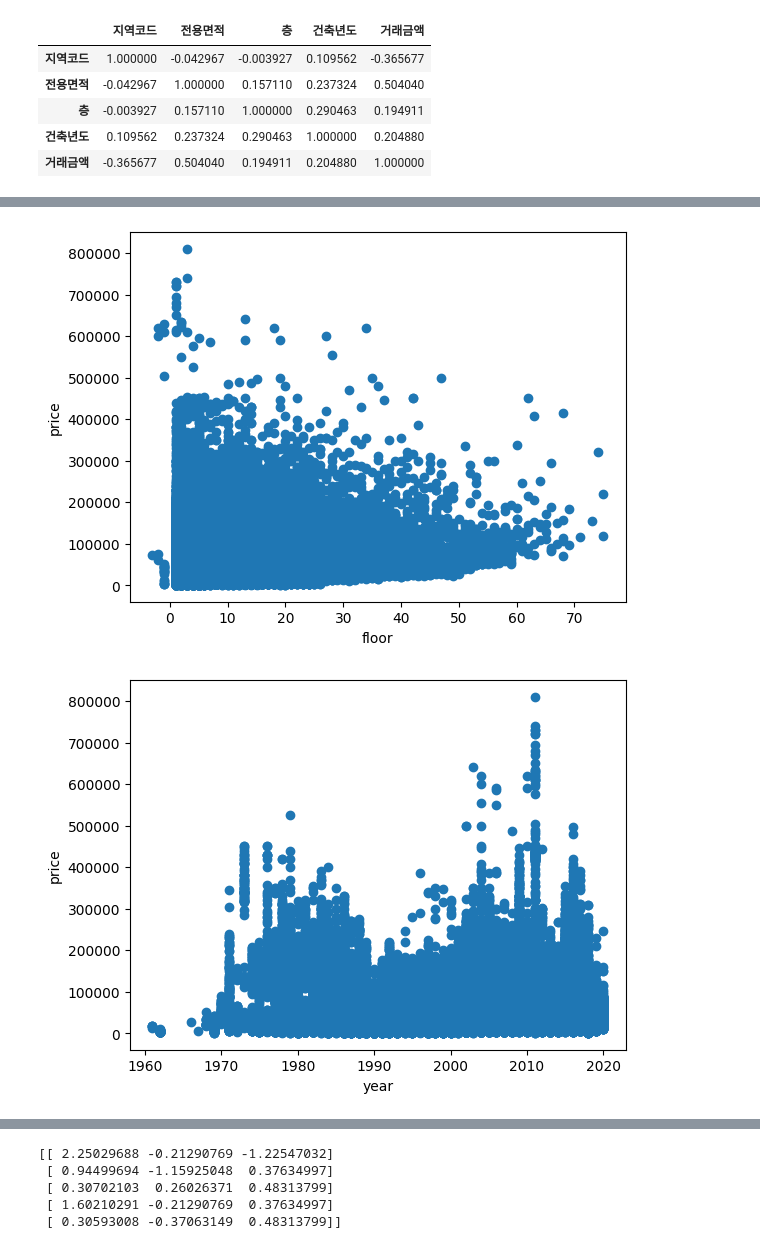
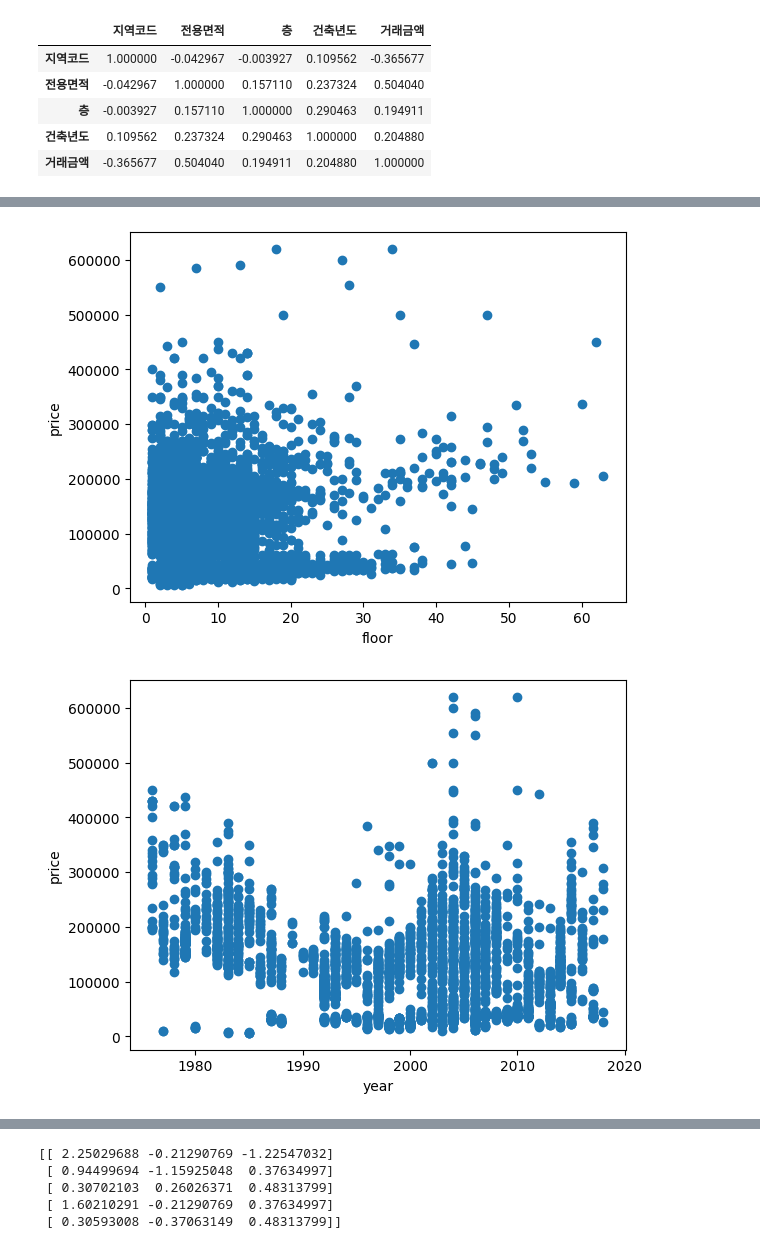
Before and after one commit to Chocoding1/Machine-Learning-Deep-Learning, a Jupyter notebook: AI_final.ipynb, the cells around one changed output, grey strips where cells are left out. Drawn from its saved outputs; the diff is of its cells as text; code cells hidden in the pictures.

```diff
--- a/AI_final.ipynb
+++ b/AI_final.ipynb
@@ -69,0 +101,9 @@ df['평수'] = df['전용면적'] * 0.3025
+# %%
+dong_counts = df['법정동'].value_counts()
+target_dongs = ['개포동', '논현동', '대치동', '일원동', '수서동', '도곡동', '삼성동', '세곡동', '자곡동', '율현동', '신사동', '압구정동', '역삼동', '청담동']
+sum = 0
+for dong in target_dongs:
+    count = dong_counts.get(dong, 0)
+    print(f'{dong}: {count}개')
+    sum += count
+print(f'총 : {sum}')
@@ -69,0 +126,4 @@ df['평수'] = df['전용면적'] * 0.3025
+# %%
+df_gangnam = df[df['법정동'].isin(target_dongs)]
+
+df_gangnam.head(-10)
@@ -69,0 +144,5 @@ df['평수'] = df['전용면적'] * 0.3025
+# %%
+X = df_gangnam[['거래일', '평수', '층', '건축년도']]
+y = df_gangnam['거래금액']
+
+print(X.shape, y.shape)
@@ -69,0 +151,4 @@ df['평수'] = df['전용면적'] * 0.3025
+# %%
+from sklearn.model_selection import train_test_split
+
+X_train, X_test, y_train, y_test = train_test_split(X, y, test_size=0.3, random_state=42)
@@ -81,18 +170,18 @@ plt.show()
 # %%
 # 층, 거래금액 산점도
-plt.scatter(df['층'], df['거래금액'])
+plt.scatter(X_train['층'], y_train)
 plt.xlabel('floor')
 plt.ylabel('price')
 
 plt.show()
 # %% [output]
-[figure, old version]
+[figure, new version]
 # %%
 # 건축년도, 거래금액 산점도
-plt.scatter(df['건축년도'], df['거래금액'])
+plt.scatter(X_train['건축년도'], y_train)
 plt.xlabel('year')
 plt.ylabel('price')
 
 plt.show()
 # %% [output]
-[figure, old version]
+[figure, new version]
```
Also changed, not shown: parts of 12 cells of this notebook.
